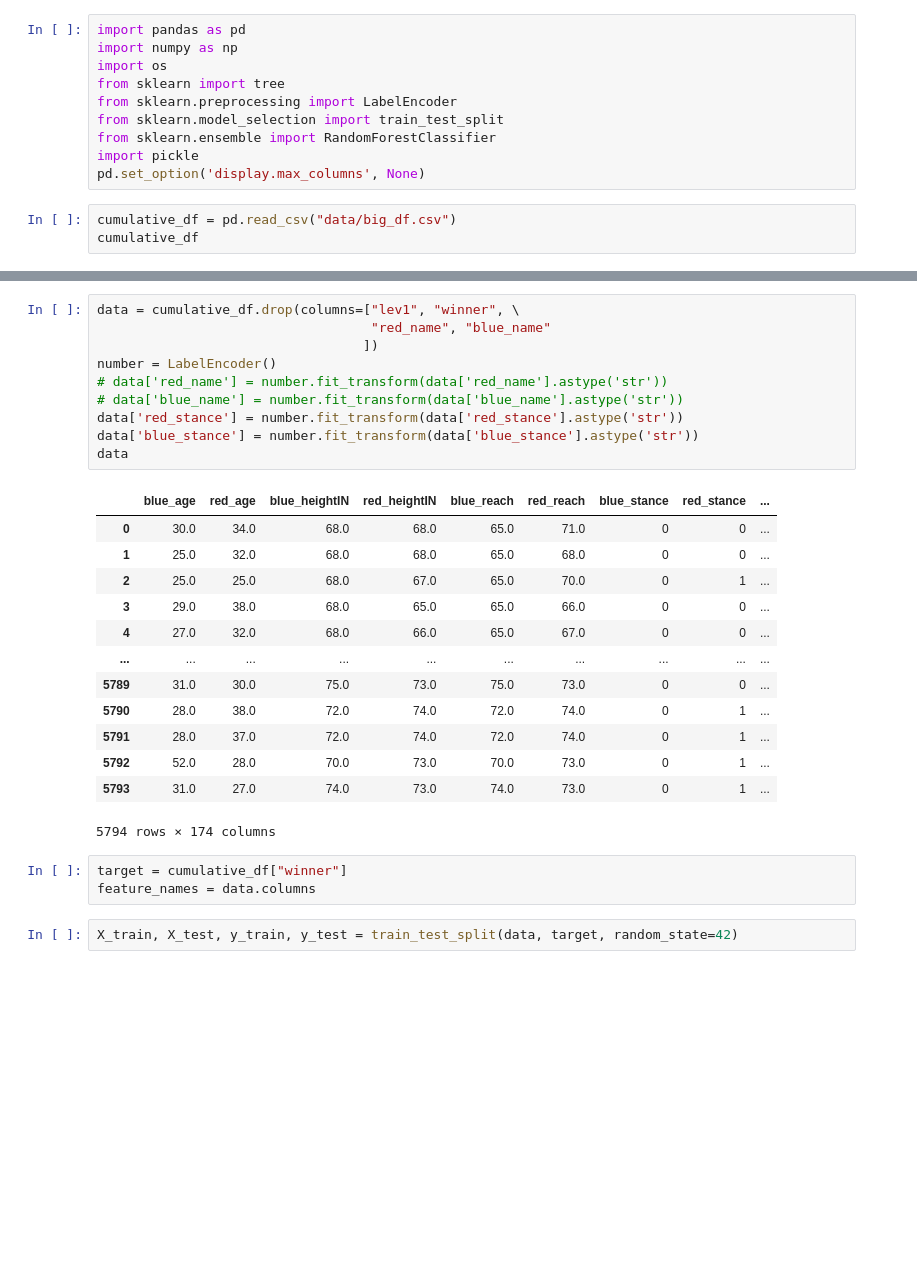
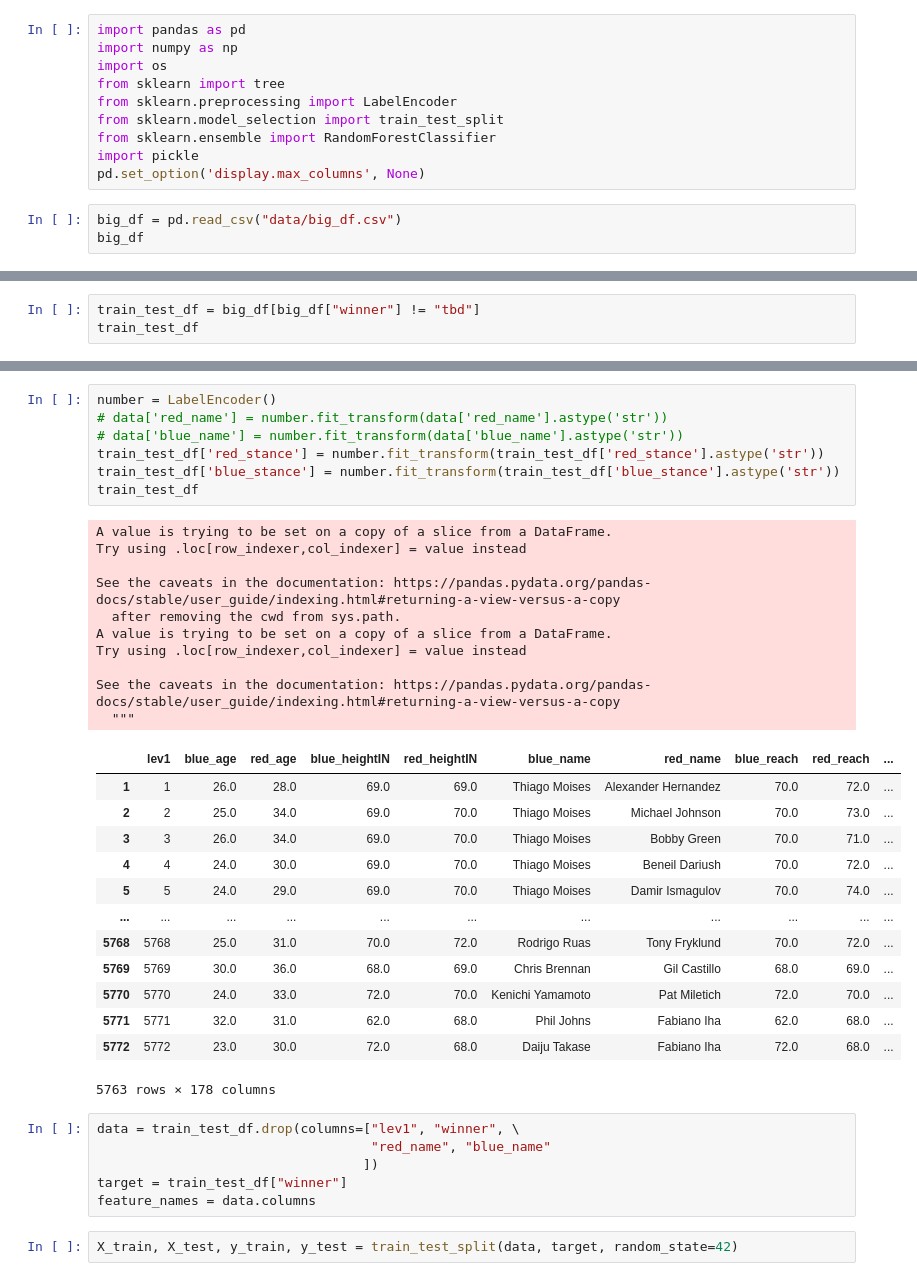
Before and after one commit to a925sw/ufc_stats, a Jupyter notebook: random_forest.ipynb, the cells around one changed output, grey strips where cells are left out. Saved outputs shown, nothing was run; the diff lists cells and outputs as text; blank space fills up the shorter version.

```diff
--- a/random_forest.ipynb
+++ b/random_forest.ipynb
@@ -9,7 +9,7 @@ from sklearn.ensemble import RandomForestClassifier
 import pickle
 pd.set_option('display.max_columns', None)
 # %%
-cumulative_df = pd.read_csv("data/big_df.csv")
-cumulative_df
+big_df = pd.read_csv("data/big_df.csv")
+big_df
 # %% [output]
 |  | lev1 | blue_age | red_age | blue_heightIN | red_heightIN | blue_name | red_name | blue_reach | red_reach | ... |
@@ -62,0 +28,3 @@ cumulative_df
+# %%
+train_test_df = big_df[big_df["winner"] != "tbd"]
+train_test_df
@@ -63,30 +45,40 @@ cumulative_df
 # %%
-data = cumulative_df.drop(columns=["lev1", "winner", \
-                                   "red_name", "blue_name"
-                                  ])
 number = LabelEncoder()
 # data['red_name'] = number.fit_transform(data['red_name'].astype('str'))
 # data['blue_name'] = number.fit_transform(data['blue_name'].astype('str'))
-data['red_stance'] = number.fit_transform(data['red_stance'].astype('str'))
-data['blue_stance'] = number.fit_transform(data['blue_stance'].astype('str'))
-data
+train_test_df['red_stance'] = number.fit_transform(train_test_df['red_stance'].astype('str'))
+train_test_df['blue_stance'] = number.fit_transform(train_test_df['blue_stance'].astype('str'))
+train_test_df
 # %% [output]
+A value is trying to be set on a copy of a slice from a DataFrame.
+Try using .loc[row_indexer,col_indexer] = value instead
+
+See the caveats in the documentation: https://pandas.pydata.org/pandas-docs/stable/user_guide/indexing.html#returning-a-view-versus-a-copy
+  after removing the cwd from sys.path.
+A value is trying to be set on a copy of a slice from a DataFrame.
+Try using .loc[row_indexer,col_indexer] = value instead
+
+See the caveats in the documentation: https://pandas.pydata.org/pandas-docs/stable/user_guide/indexing.html#returning-a-view-versus-a-copy
+  """
-|  | blue_age | red_age | blue_heightIN | red_heightIN | blue_reach | red_reach | blue_stance | red_stance | ... |
-| 0 | 30.0 | 34.0 | 68.0 | 68.0 | 65.0 | 71.0 | 0 | 0 | ... |
-| 1 | 25.0 | 32.0 | 68.0 | 68.0 | 65.0 | 68.0 | 0 | 0 | ... |
-| 2 | 25.0 | 25.0 | 68.0 | 67.0 | 65.0 | 70.0 | 0 | 1 | ... |
-| 3 | 29.0 | 38.0 | 68.0 | 65.0 | 65.0 | 66.0 | 0 | 0 | ... |
-| 4 | 27.0 | 32.0 | 68.0 | 66.0 | 65.0 | 67.0 | 0 | 0 | ... |
-| ... | ... | ... | ... | ... | ... | ... | ... | ... | ... |
-| 5789 | 31.0 | 30.0 | 75.0 | 73.0 | 75.0 | 73.0 | 0 | 0 | ... |
-| 5790 | 28.0 | 38.0 | 72.0 | 74.0 | 72.0 | 74.0 | 0 | 1 | ... |
-| 5791 | 28.0 | 37.0 | 72.0 | 74.0 | 72.0 | 74.0 | 0 | 1 | ... |
-| 5792 | 52.0 | 28.0 | 70.0 | 73.0 | 70.0 | 73.0 | 0 | 1 | ... |
-| 5793 | 31.0 | 27.0 | 74.0 | 73.0 | 74.0 | 73.0 | 0 | 1 | ... |
+|  | lev1 | blue_age | red_age | blue_heightIN | red_heightIN | blue_name | red_name | blue_reach | red_reach | ... |
+| 1 | 1 | 26.0 | 28.0 | 69.0 | 69.0 | Thiago Moises | Alexander Hernandez | 70.0 | 72.0 | ... |
+| 2 | 2 | 25.0 | 34.0 | 69.0 | 70.0 | Thiago Moises | Michael Johnson | 70.0 | 73.0 | ... |
+| 3 | 3 | 26.0 | 34.0 | 69.0 | 70.0 | Thiago Moises | Bobby Green | 70.0 | 71.0 | ... |
+| 4 | 4 | 24.0 | 30.0 | 69.0 | 70.0 | Thiago Moises | Beneil Dariush | 70.0 | 72.0 | ... |
+| 5 | 5 | 24.0 | 29.0 | 69.0 | 70.0 | Thiago Moises | Damir Ismagulov | 70.0 | 74.0 | ... |
+| ... | ... | ... | ... | ... | ... | ... | ... | ... | ... | ... |
+| 5768 | 5768 | 25.0 | 31.0 | 70.0 | 72.0 | Rodrigo Ruas | Tony Fryklund | 70.0 | 72.0 | ... |
+| 5769 | 5769 | 30.0 | 36.0 | 68.0 | 69.0 | Chris Brennan | Gil Castillo | 68.0 | 69.0 | ... |
+| 5770 | 5770 | 24.0 | 33.0 | 72.0 | 70.0 | Kenichi Yamamoto | Pat Miletich | 72.0 | 70.0 | ... |
+| 5771 | 5771 | 32.0 | 31.0 | 62.0 | 68.0 | Phil Johns | Fabiano Iha | 62.0 | 68.0 | ... |
+| 5772 | 5772 | 23.0 | 30.0 | 72.0 | 68.0 | Daiju Takase | Fabiano Iha | 72.0 | 68.0 | ... |
-5794 rows × 174 columns
+5763 rows × 178 columns
-# %%
-target = cumulative_df["winner"]
-feature_names = data.columns
+# %%
+data = train_test_df.drop(columns=["lev1", "winner", \
+                                   "red_name", "blue_name"
+                                  ])
+target = train_test_df["winner"]
+feature_names = data.columns
 # %%
 X_train, X_test, y_train, y_test = train_test_split(data, target, random_state=42)
 # %%
```
Also changed, not shown: parts of 13 cells of this notebook, 16 other files.
